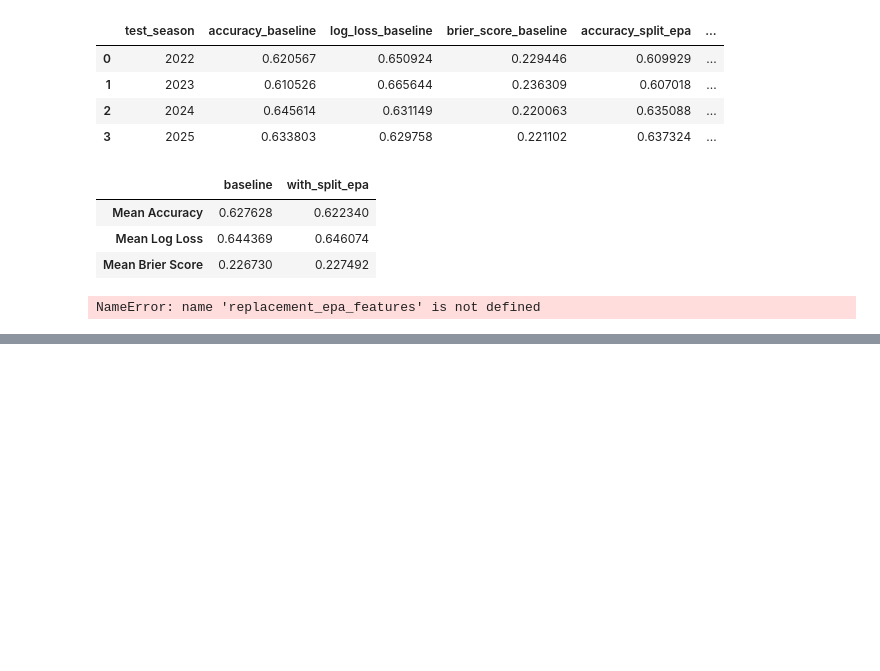
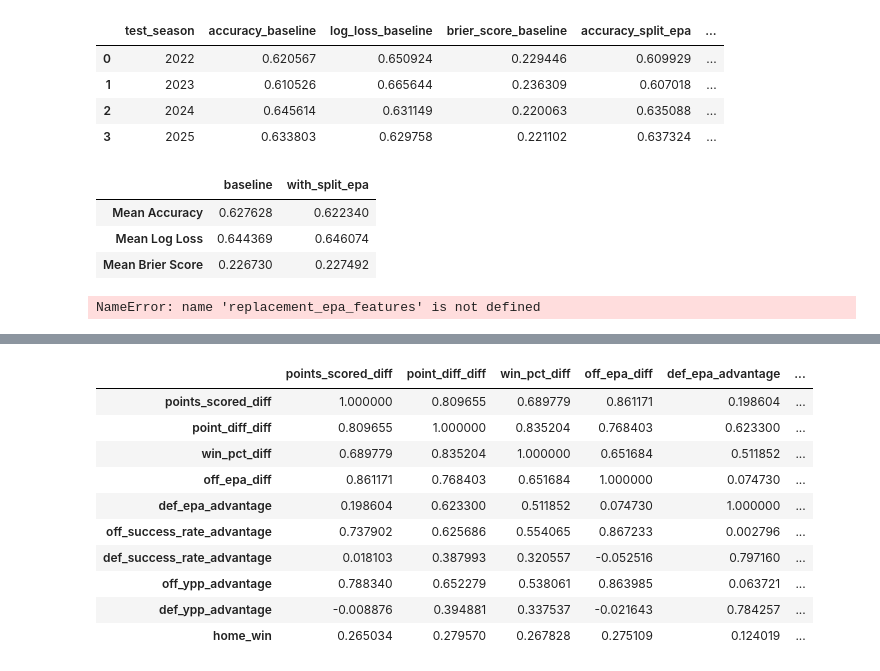
Before and after one commit to GarnetFisherman/nfl-game-prediction, a Jupyter notebook: notebooks/01_explore_nfl_data.ipynb, the cells around one changed output, grey strips where cells are left out. Drawn from its saved outputs; the diff is of its cells as text; code cells hidden in the pictures; blank space fills up the shorter version.

```diff
--- a/notebooks/01_explore_nfl_data.ipynb
+++ b/notebooks/01_explore_nfl_data.ipynb
@@ -5917,0 +6406,16 @@ pip freeze > requirements.txt
+# %%
+correlation_matrix = feature_analysis.corr()
+
+correlation_matrix
+# %% [output]
+|  | points_scored_diff | point_diff_diff | win_pct_diff | off_epa_diff | def_epa_advantage | ... |
+| points_scored_diff | 1.000000 | 0.809655 | 0.689779 | 0.861171 | 0.198604 | ... |
+| point_diff_diff | 0.809655 | 1.000000 | 0.835204 | 0.768403 | 0.623300 | ... |
+| win_pct_diff | 0.689779 | 0.835204 | 1.000000 | 0.651684 | 0.511852 | ... |
+| off_epa_diff | 0.861171 | 0.768403 | 0.651684 | 1.000000 | 0.074730 | ... |
+| def_epa_advantage | 0.198604 | 0.623300 | 0.511852 | 0.074730 | 1.000000 | ... |
+| off_success_rate_advantage | 0.737902 | 0.625686 | 0.554065 | 0.867233 | 0.002796 | ... |
+| def_success_rate_advantage | 0.018103 | 0.387993 | 0.320557 | -0.052516 | 0.797160 | ... |
+| off_ypp_advantage | 0.788340 | 0.652279 | 0.538061 | 0.863985 | 0.063721 | ... |
+| def_ypp_advantage | -0.008876 | 0.394881 | 0.337537 | -0.021643 | 0.784257 | ... |
+| home_win | 0.265034 | 0.279570 | 0.267828 | 0.275109 | 0.124019 | ... |
```
Also changed, not shown: parts of 108 cells of this notebook.
